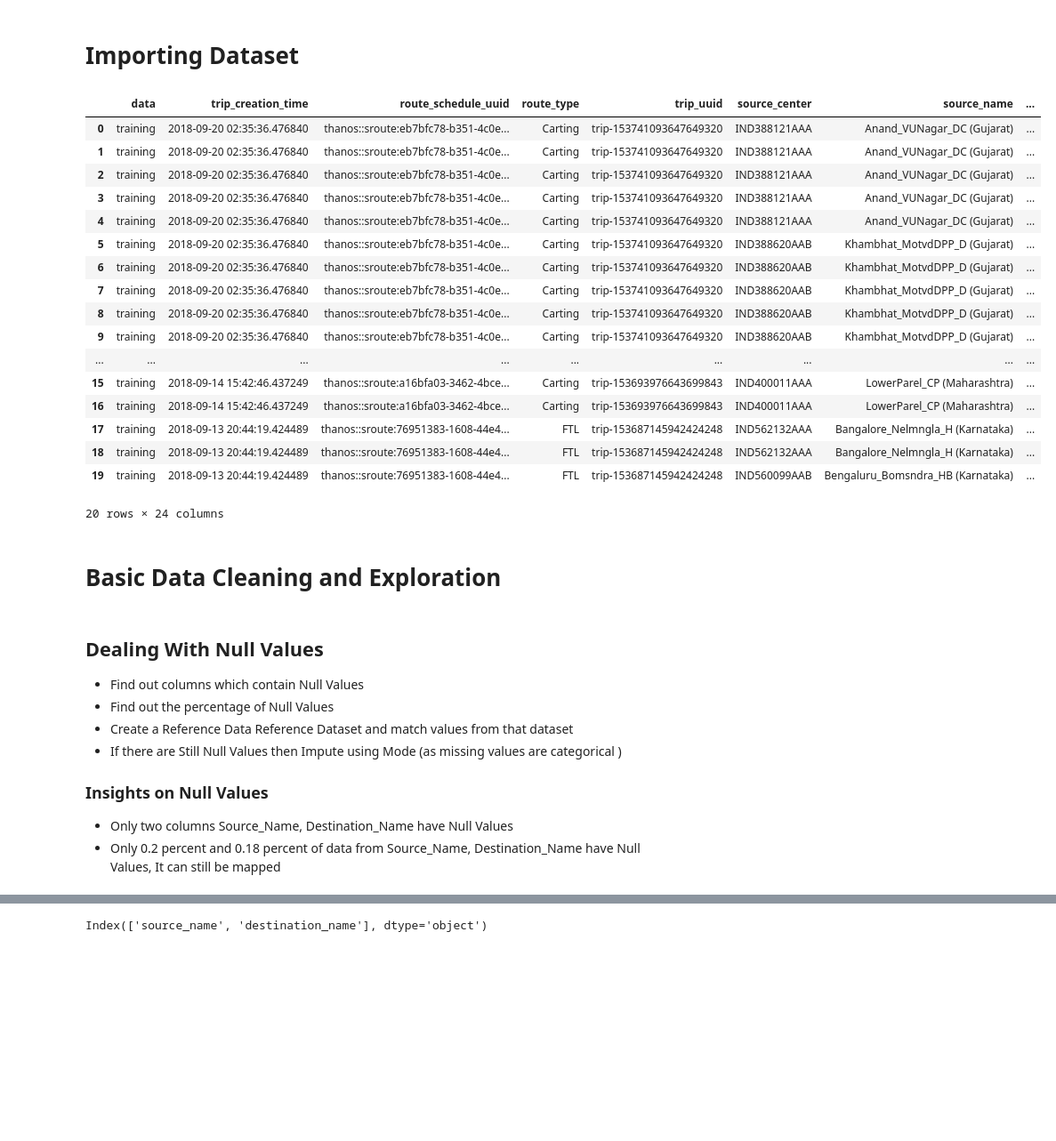
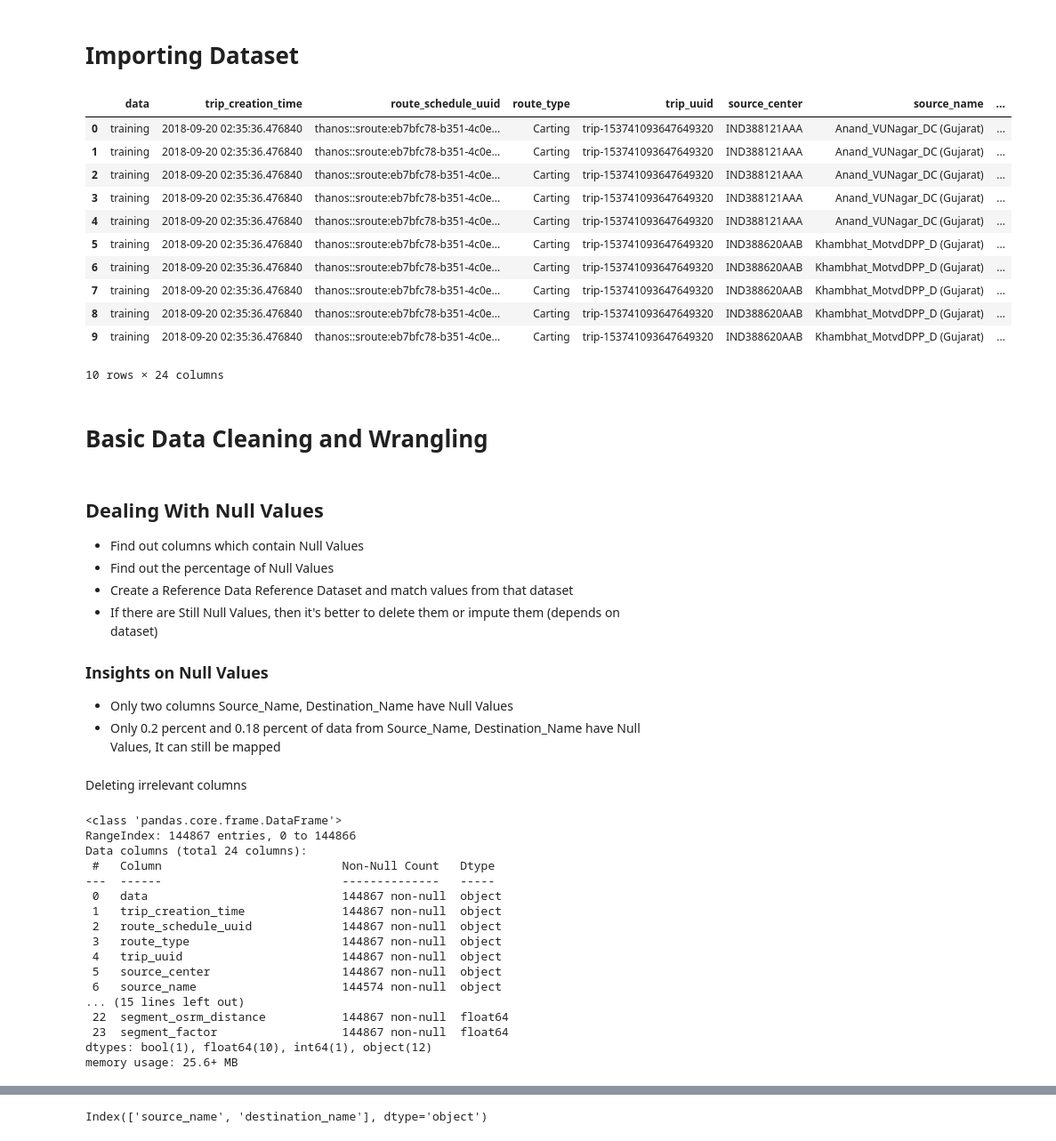
Before and after one commit to charles-owo/supply_chain_feature_engineering_analytics, a Jupyter notebook: supply_chain_service_feature_engineering.ipynb, the cells around one changed output, grey strips where cells are left out. Shown at 89% size. Drawn from its saved outputs; the diff is of its cells as text; code cells hidden in the pictures; blank space fills up the shorter version.

Commit message:
Finalised Dataset

```diff
--- a/supply_chain_service_feature_engineering.ipynb
+++ b/supply_chain_service_feature_engineering.ipynb
@@ -14,34 +14,50 @@ from skimpy import skim
 # %%
 df = pd.read_csv('https://d2beiqkhq929f0.cloudfront.net/public_assets/assets/000/001/551/original/delhivery_data.csv?1642751181')
 # %%
-df.head(20)
+df.head(10)
 # %% [output]
 |  | data | trip_creation_time | route_schedule_uuid | route_type | trip_uuid | source_center | source_name | ... |
 | 0 | training | 2018-09-20 02:35:36.476840 | thanos::sroute:eb7bfc78-b351-4c0e... | Carting | trip-153741093647649320 | IND388121AAA | Anand_VUNagar_DC (Gujarat) | ... |
 | 1 | training | 2018-09-20 02:35:36.476840 | thanos::sroute:eb7bfc78-b351-4c0e... | Carting | trip-153741093647649320 | IND388121AAA | Anand_VUNagar_DC (Gujarat) | ... |
 | 2 | training | 2018-09-20 02:35:36.476840 | thanos::sroute:eb7bfc78-b351-4c0e... | Carting | trip-153741093647649320 | IND388121AAA | Anand_VUNagar_DC (Gujarat) | ... |
 | 3 | training | 2018-09-20 02:35:36.476840 | thanos::sroute:eb7bfc78-b351-4c0e... | Carting | trip-153741093647649320 | IND388121AAA | Anand_VUNagar_DC (Gujarat) | ... |
 | 4 | training | 2018-09-20 02:35:36.476840 | thanos::sroute:eb7bfc78-b351-4c0e... | Carting | trip-153741093647649320 | IND388121AAA | Anand_VUNagar_DC (Gujarat) | ... |
 | 5 | training | 2018-09-20 02:35:36.476840 | thanos::sroute:eb7bfc78-b351-4c0e... | Carting | trip-153741093647649320 | IND388620AAB | Khambhat_MotvdDPP_D (Gujarat) | ... |
 | 6 | training | 2018-09-20 02:35:36.476840 | thanos::sroute:eb7bfc78-b351-4c0e... | Carting | trip-153741093647649320 | IND388620AAB | Khambhat_MotvdDPP_D (Gujarat) | ... |
 | 7 | training | 2018-09-20 02:35:36.476840 | thanos::sroute:eb7bfc78-b351-4c0e... | Carting | trip-153741093647649320 | IND388620AAB | Khambhat_MotvdDPP_D (Gujarat) | ... |
 | 8 | training | 2018-09-20 02:35:36.476840 | thanos::sroute:eb7bfc78-b351-4c0e... | Carting | trip-153741093647649320 | IND388620AAB | Khambhat_MotvdDPP_D (Gujarat) | ... |
 | 9 | training | 2018-09-20 02:35:36.476840 | thanos::sroute:eb7bfc78-b351-4c0e... | Carting | trip-153741093647649320 | IND388620AAB | Khambhat_MotvdDPP_D (Gujarat) | ... |
-| ... | ... | ... | ... | ... | ... | ... | ... | ... |
-| 15 | training | 2018-09-14 15:42:46.437249 | thanos::sroute:a16bfa03-3462-4bce... | Carting | trip-153693976643699843 | IND400011AAA | LowerParel_CP (Maharashtra) | ... |
-| 16 | training | 2018-09-14 15:42:46.437249 | thanos::sroute:a16bfa03-3462-4bce... | Carting | trip-153693976643699843 | IND400011AAA | LowerParel_CP (Maharashtra) | ... |
-| 17 | training | 2018-09-13 20:44:19.424489 | thanos::sroute:76951383-1608-44e4... | FTL | trip-153687145942424248 | IND562132AAA | Bangalore_Nelmngla_H (Karnataka) | ... |
-| 18 | training | 2018-09-13 20:44:19.424489 | thanos::sroute:76951383-1608-44e4... | FTL | trip-153687145942424248 | IND562132AAA | Bangalore_Nelmngla_H (Karnataka) | ... |
-| 19 | training | 2018-09-13 20:44:19.424489 | thanos::sroute:76951383-1608-44e4... | FTL | trip-153687145942424248 | IND560099AAB | Bengaluru_Bomsndra_HB (Karnataka) | ... |
-20 rows × 24 columns
+10 rows × 24 columns
 # %% [markdown]
-# Basic Data Cleaning and Exploration
+# Basic Data Cleaning and Wrangling
 # %% [markdown]
 ## Dealing With Null Values
 - Find out columns which contain Null Values
 - Find out the percentage of Null Values
 - Create a Reference Data Reference Dataset and match values from that dataset
-- If there are Still Null Values then Impute using Mode (as missing values are categorical )
+- If there are Still Null Values, then it's better to delete them or impute them (depends on dataset)
 ### Insights on Null Values
 - Only two columns Source_Name, Destination_Name have Null Values
 - Only 0.2 percent and 0.18 percent of data from Source_Name, Destination_Name have Null Values, It can still be mapped
+# %% [markdown]
+Deleting irrelevant columns
+# %%
+df.info()
+# %% [output]
+<class 'pandas.core.frame.DataFrame'>
+RangeIndex: 144867 entries, 0 to 144866
+Data columns (total 24 columns):
+ #   Column                          Non-Null Count   Dtype
+---  ------                          --------------   -----
+ 0   data                            144867 non-null  object
+ 1   trip_creation_time              144867 non-null  object
+ 2   route_schedule_uuid             144867 non-null  object
+ 3   route_type                      144867 non-null  object
+ 4   trip_uuid                       144867 non-null  object
+ 5   source_center                   144867 non-null  object
+ 6   source_name                     144574 non-null  object
+... (15 lines left out)
+ 22  segment_osrm_distance           144867 non-null  float64
+ 23  segment_factor                  144867 non-null  float64
+dtypes: bool(1), float64(10), int64(1), object(12)
+memory usage: 25.6+ MB
```
Also changed, not shown: parts of 50 cells of this notebook.
